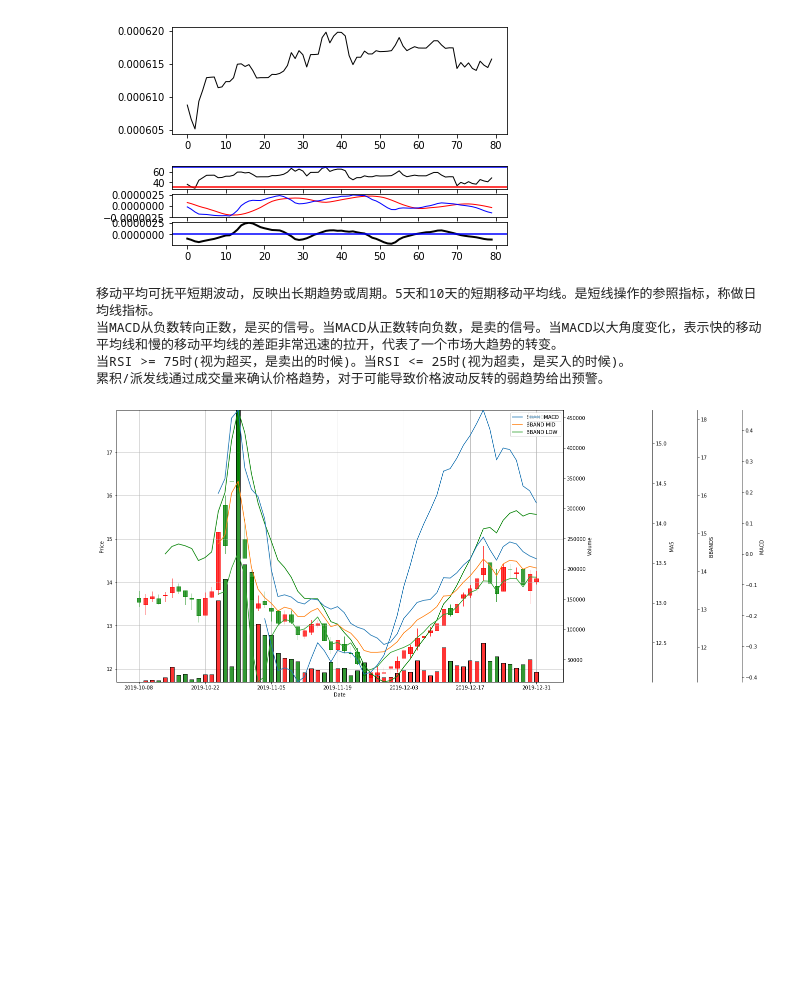
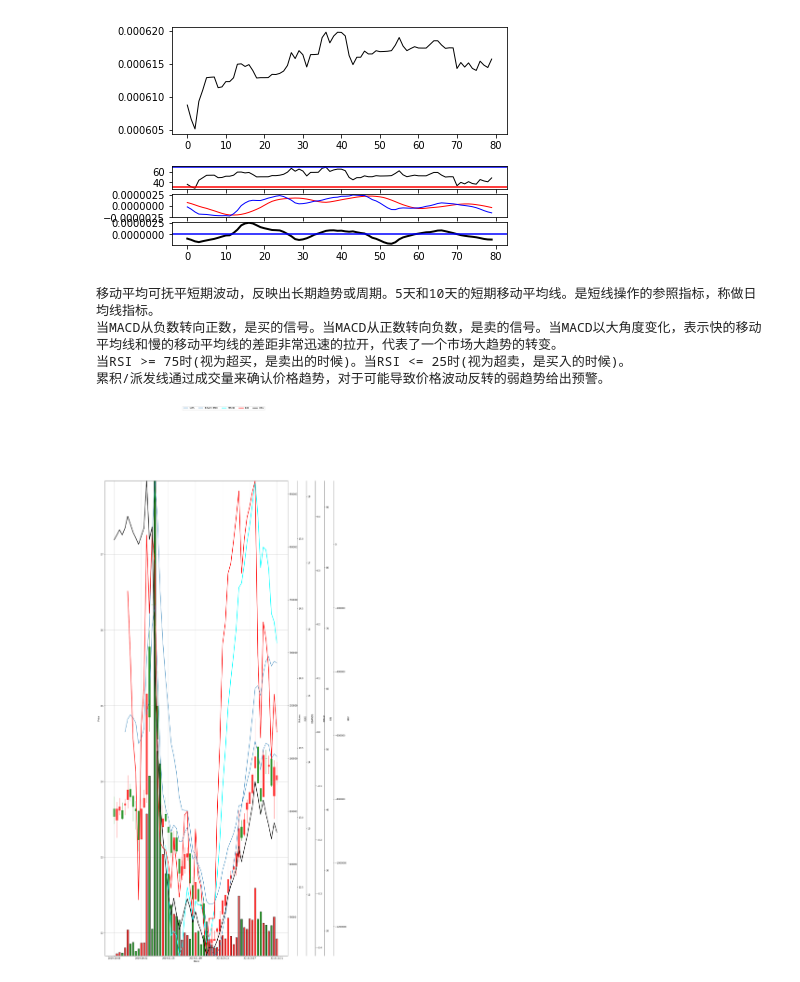
Before and after one commit to alanz2015/MyQuantitativeAlgoTest, a Jupyter notebook: StudyNote20191230.ipynb, the cells around one changed output. Cells and saved outputs as stored; diff of their text form; code cells hidden in the pictures; blank space fills up the shorter version.

```diff
--- a/StudyNote20191230.ipynb
+++ b/StudyNote20191230.ipynb
@@ -244,8 +244,14 @@ macd, macdSignal, macdHist = talib.MACD(np.array(df_300427['close']),
                             fastperiod = 5, slowperiod = 12, signalperiod = 9)
 rsi = talib.RSI(np.array(df_300427['close']), timeperiod = 5)     #RSI的天数一般是6、12、24
 mom = talib.MOM(np.array(df_300427['close']), timeperiod = 5)
+
+# Bollinger Bands: Help to judge the derivation between current price and the price's normal distribution model
+# So if mid is NOT equal to the current price, so there will be high possibility to adjust back.
 up, mid, low = talib.BBANDS(np.array(df_300427['close']), timeperiod=5, nbdevup=2, nbdevdn=2, matype=4)
 
+# Accumulation/Distribution Line: Combines price and volume to show how money may be flowing into or out of a stock.
+# %B Indicator: Shows the relationship between price and standard deviation Bollinger Bands. Similar to MACD vs BBANDS?
+# On Balance Volume (OBV): Combines price and volume in a very simple way to show how money may be flowing into or out of a stock.
 ad  = talib.AD(df_300427['high'], df_300427['low'], df_300427['close'], df_300427['volume']).values
 adosc = talib.ADOSC(df_300427['high'], df_300427['low'], df_300427['close'], df_300427['volume'], fastperiod=3, slowperiod=10).values
 obv = talib.OBV(df_300427['close'], df_300427['volume']).values
@@ -257,7 +263,7 @@ obv = talib.OBV(df_300427['close'], df_300427['volume']).values
 # Reference:
 # https://matplotlib.org/3.1.1/gallery/ticks_and_spines/multiple_yaxis_with_spines.html
 
-fig2, host = plt.subplots(1, 1, figsize = (16, 10), sharex = True)
+fig2, host = plt.subplots(1, 1, figsize = (15, 40), sharex = True)
 
 par1 = host.twinx() # par1 for Volume
 par2 = host.twinx() # par2 for MA5
@@ -266,23 +272,23 @@ par4 = host.twinx() # par4 for MACD
 par5 = host.twinx() # par5 for RSI
 par6 = host.twinx() # par6 for OBV
 
-par2.spines["right"].set_position(("axes", 1.1))
+par2.spines["right"].set_position(("axes", 1.05))
 make_patch_spines_invisible(par2)
 par2.spines["right"].set_visible(True)
 
-par3.spines["right"].set_position(("axes", 1.2))
+par3.spines["right"].set_position(("axes", 1.10))
 make_patch_spines_invisible(par3)
 par3.spines["right"].set_visible(True)
 
-par4.spines["right"].set_position(("axes", 1.3))
+par4.spines["right"].set_position(("axes", 1.15))
 make_patch_spines_invisible(par4)
 par4.spines["right"].set_visible(True)
 
-par5.spines["right"].set_position(("axes", 1.4))
+par5.spines["right"].set_position(("axes", 1.20))
 make_patch_spines_invisible(par5)
 par5.spines["right"].set_visible(True)
 
-par6.spines["right"].set_position(("axes", 1.5))
+par6.spines["right"].set_position(("axes", 1.25))
 make_patch_spines_invisible(par6)
 par6.spines["right"].set_visible(True)
 
@@ -293,12 +299,13 @@ mpf.candlestick2_ochl(host, df_300427['open'], df_300427['close'], df_300427['hi
 mpf.volume_overlay(par1, df_300427['open'], df_300427['close'], df_300427['volume'], colorup='r', colordown='g', width=0.6, alpha=0.8)
 par1.set_ylabel('Volume')
 
-
 host.set_ylim(df_300427['low'].min(), df_300427['high'].max())
 par1.set_ylim(df_300427['volume'].min(), df_300427['volume'].max())
 par2.set_ylim(np.nanmin(sma_5), np.nanmax(sma_5))
 par3.set_ylim(np.nanmin(low), np.nanmax(up))
 par4.set_ylim(np.nanmin(macd), np.nanmax(macd))
+par5.set_ylim(np.nanmin(rsi), np.nanmax(rsi))
+par6.set_ylim(np.nanmin(obv), np.nanmax(obv))
 
 host.set_xlabel("Date")
 host.set_ylabel("Price")
@@ -306,22 +313,29 @@ par1.set_ylabel("Volume")
 par2.set_ylabel("MA5")
 par3.set_ylabel("BBANDS")
 par4.set_ylabel("MACD")
+par5.set_ylabel("RSI")
+par6.set_ylabel("OBV")
 
-par2.plot(sma_5, "g-", label="MA5")
-par2.legend()
+par2.plot(sma_5, label="MA5")
 
-par3.plot(up,  label = "BBAND HIGH")
+# par3.plot(up,  label = "BBAND HIGH")
 par3.plot(mid, label = "BBAND MID")
-par3.plot(low, label = "BBAND LOW")
-par3.legend()
+# par3.plot(low, linewidth = 2.5, label = "BBAND LOW")
 
-par4.plot(macd, label = 'MACD')
-par4.legend()
+par4.plot(macd, color = 'cyan', linewidth = 2.5, label = 'MACD')
 
+par5.plot(rsi, color = 'red', linewidth = 2.5, label = "RSI")
+
+par6.plot(obv, color = 'black', linewidth = 2.5, label = "OBV")
+
+lines_labels = [ax.get_legend_handles_labels() for ax in fig2.axes]
+lines, labels = [sum(lol, []) for lol in zip(*lines_labels)]
+fig2.legend(lines, labels, loc = 'upper center', ncol = 5)
 # -------------------------------
 # Separate Diagram
 # -------------------------------
-fig, (ax1, ax2, ax3, ax4, ax5) = plt.subplots(5, 1, figsize = (15,40), sharex = True)
+fig, (ax1, ax2, ax3, ax4, ax5) = plt.subplots(5, 1, figsize = (20,30), sharex = True)
+fig.subplots_adjust(hspace=0)  # Decrease the gap between subplot to be 0
 ax1.grid(True)
 ax1.set_xticks(range(0, len(df_300427['date']), 10))
 ax1.set_xticklabels(df_300427['date'][::10])
@@ -338,31 +352,31 @@ ax1.legend()
 
 ax2.grid(True)
 
 print("移动平均可抚平短期波动，反映出长期趋势或周期。5天和10天的短期移动平均线。是短线操作的参照指标，称做日均线指标。")
 print("当MACD从负数转向正数，是买的信号。当MACD从正数转向负数，是卖的信号。\
 当MACD以大角度变化，表示快的移动平均线和慢的移动平均线的差距非常迅速的拉开，代表了一个市场大趋势的转变。")
 print("当RSI >= 75时(视为超买，是卖出的时候)。当RSI <= 25时(视为超卖，是买入的时候)。")
 print("累积/派发线通过成交量来确认价格趋势，对于可能导致价格波动反转的弱趋势给出预警。")
 ax3.plot(macd, label = 'MACD')
 ax3.plot(macdSignal, label = 'MACD Signal')
 ax3.plot(macdHist, label = 'MACD History')
 ax3.legend()
 ax3.grid(True)
 
 ax4.plot(ad, label = 'Accumulation Distribution')
 # ax4.plot(adosc, label = 'Chaikin A/D Oscillator')
 ax4.plot(obv, label = 'On Balance Volume')
 ax4.legend()
 ax4.grid()
 
 ax5.plot(rsi, label = 'RSI')
 ax5.plot(mom, label = 'Momentum')
 ax5.legend()
 ax5.grid()
 plt.show()
 # %% [output]
 移动平均可抚平短期波动，反映出长期趋势或周期。5天和10天的短期移动平均线。是短线操作的参照指标，称做日均线指标。
 当MACD从负数转向正数，是买的信号。当MACD从正数转向负数，是卖的信号。当MACD以大角度变化，表示快的移动平均线和慢的移动平均线的差距非常迅速的拉开，代表了一个市场大趋势的转变。
 当RSI >= 75时(视为超买，是卖出的时候)。当RSI <= 25时(视为超卖，是买入的时候)。
 累积/派发线通过成交量来确认价格趋势，对于可能导致价格波动反转的弱趋势给出预警。
-[figure, old version]
+[figure, new version]
```
Also changed, not shown: parts of 1 cell of this notebook, 3 other files.
